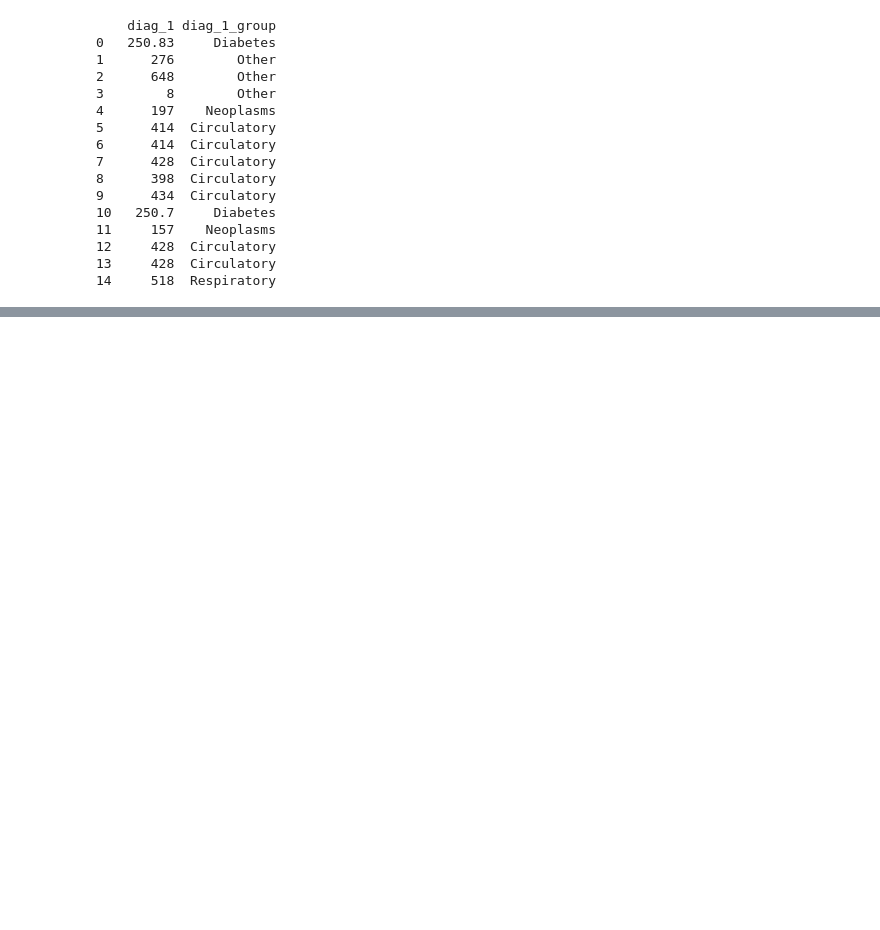
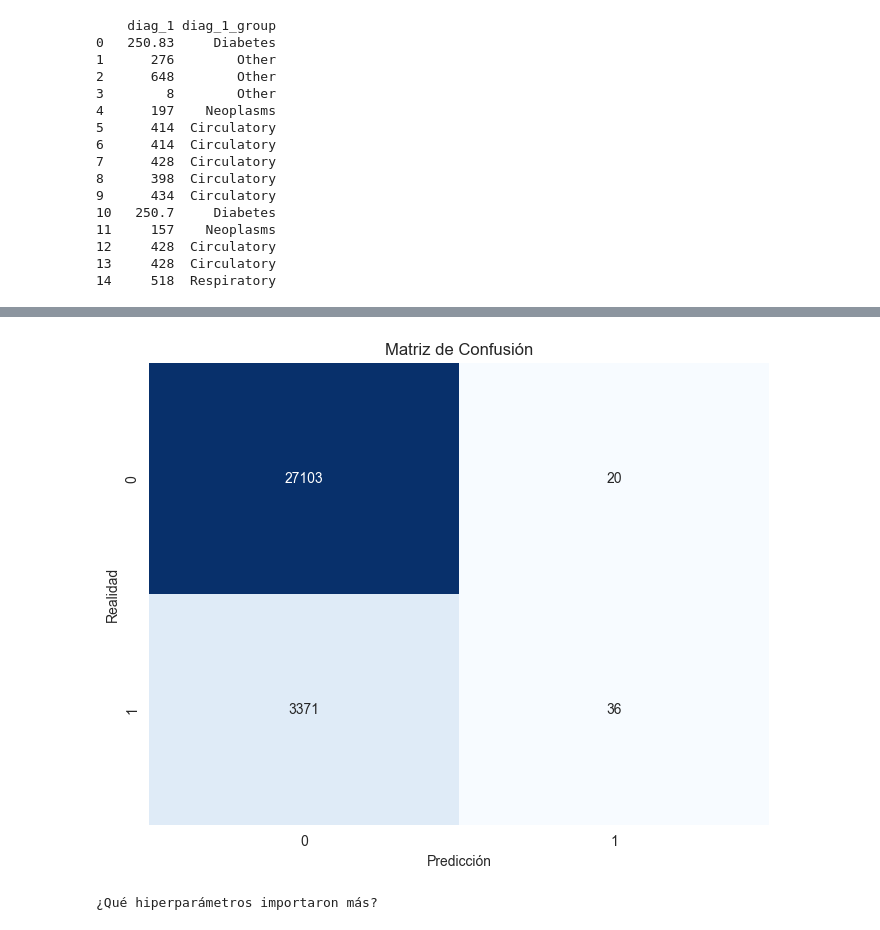
Before and after one commit to AlexSc97/modelo-predictivo-reingreso-pacientes, a Jupyter notebook: src/explore_xgboost.ipynb, the cells around one changed output, grey strips where cells are left out. Saved outputs shown, nothing was run; the diff lists cells and outputs as text; code cells hidden in the pictures; blank space fills up the shorter version.

```diff
--- a/src/explore_xgboost.ipynb
+++ b/src/explore_xgboost.ipynb
@@ -411,0 +675,12 @@ NameError: name 'XGBClassifier' is not defined
+# %%
+# Crear el estudio
+study = optuna.create_study(direction='maximize', study_name='xgboost_optimization')
+
+# Iniciar la optimización (esto puede tardar unos minutos dependiendo de tu hardware)
+study.optimize(objective, n_trials=100, show_progress_bar=True)
+
+print("-" * 50)
+print("¡Optimización terminada!")
+print(f"Mejor AUC ROC obtenido: {study.best_value:.4f}")
+print("Mejores Hiperparámetros encontrados:")
+print(study.best_params)
@@ -411,0 +706,21 @@ NameError: name 'XGBClassifier' is not defined
+# %%
+# 1. Obtener los mejores parámetros del estudio
+best_params = study.best_params
+
+# 2. Ajustar las claves del diccionario para que coincidan con el Pipeline
+# (Añadimos el prefijo 'classifier__' a cada clave que nos dio Optuna)
+pipeline_params = {f'classifier__{k}': v for k, v in best_params.items()}
+
+# 3. Configurar el pipeline con los ganadores
+model_pipeline.set_params(**pipeline_params)
+
+# 4. Entrenar modelo definitivo
+model_pipeline.fit(X_train, y_train)
+
+# 5. Generar predicciones
+# predict() nos da clases (0 o 1)
+y_pred = model_pipeline.predict(X_test)
+# predict_proba() nos da la probabilidad (0.0 a 1.0), necesaria para el AUC y la curva ROC
+y_pred_proba = model_pipeline.predict_proba(X_test)[:, 1]
+
+print("Modelo entrenado y predicciones generadas.")
@@ -411,0 +758,19 @@ NameError: name 'XGBClassifier' is not defined
+# %%
+# Visualización: Matriz de Confusión
+plt.figure(figsize=(8, 6))
+cm = confusion_matrix(y_test, y_pred)
+sns.heatmap(cm, annot=True, fmt='d', cmap='Blues', cbar=False)
+plt.title('Matriz de Confusión')
+plt.xlabel('Predicción')
+plt.ylabel('Realidad')
+plt.savefig('../reports/figures/matriz_confusion.png')
+plt.show()
+# %% [output]
+[figure, added]
+# %%
+# --- Visualización: Importancia de los Hiperparámetros (Optuna) ---
+print("¿Qué hiperparámetros importaron más?")
+optuna.visualization.plot_param_importances(study)
+plt.show()
+# %% [output]
+¿Qué hiperparámetros importaron más?
```
Also changed, not shown: parts of 47 cells of this notebook, 19 other files.
